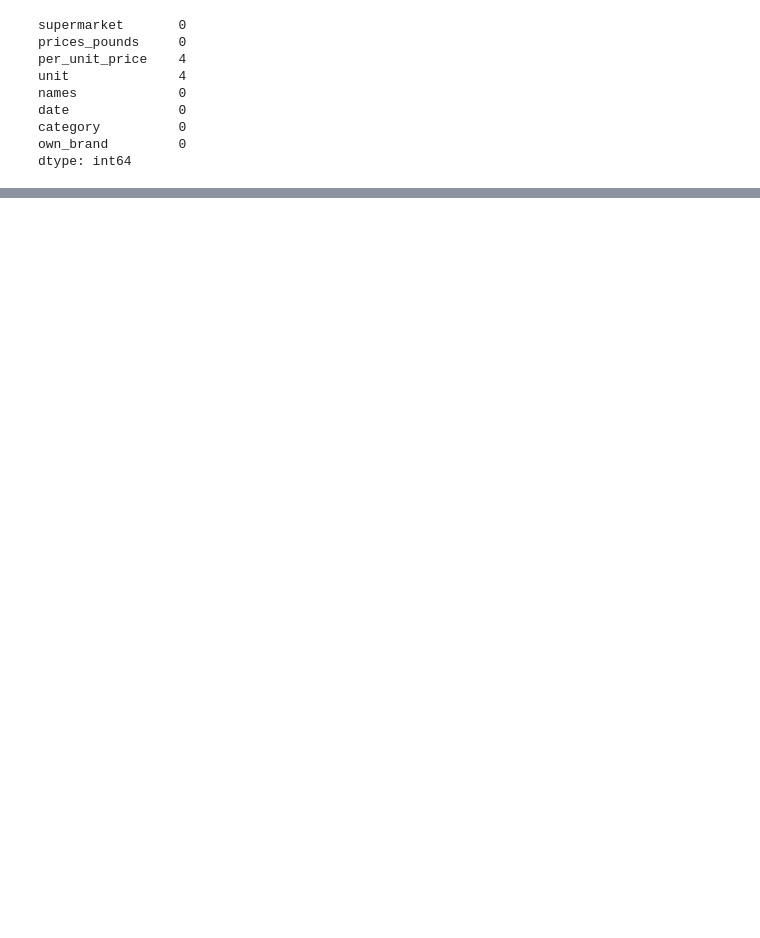
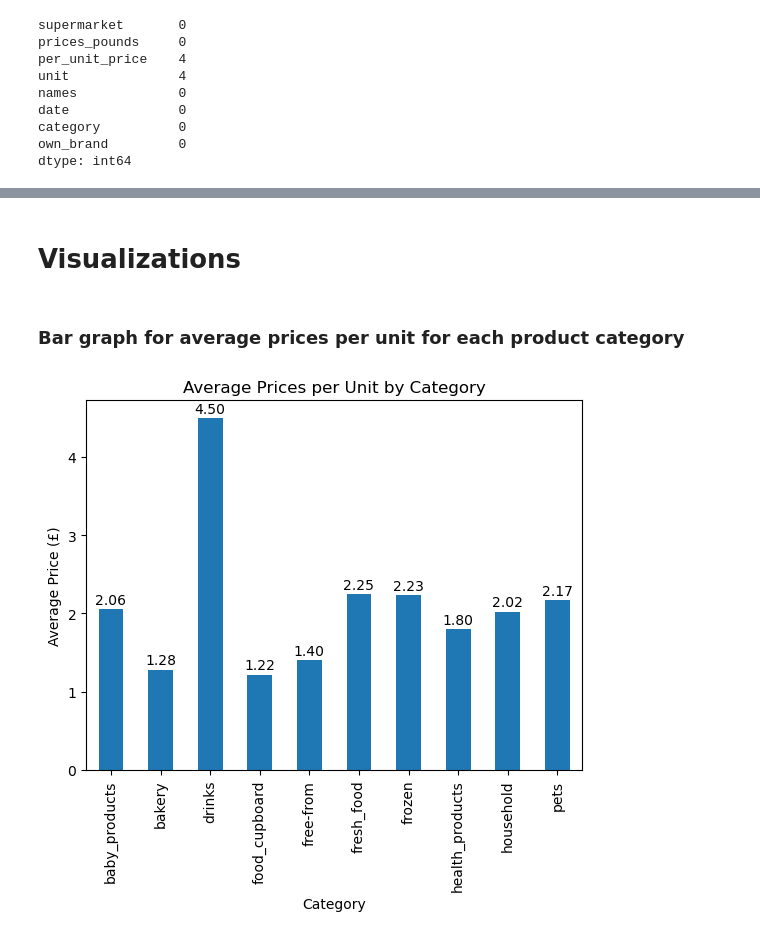
Before and after one commit to purvij07/Revenue-Prediction-Customer-Analytics-for-Supermarket-Data, a Jupyter notebook: code/Aldi_dataset.ipynb, the cells around one changed output, grey strips where cells are left out. Drawn from its saved outputs; the diff is of its cells as text; code cells hidden in the pictures; blank space fills up the shorter version.

Commit message:
Updated Aldi file with additional EDA
Visualization using line graph, bar chart, box plot, and histogram was done.

```diff
--- a/code/Aldi_dataset.ipynb
+++ b/code/Aldi_dataset.ipynb
@@ -17,6 +23,9 @@ df_aldi.head()
 # %%
 # changing the name of the columns
 df_aldi = df_aldi.rename(columns = {'prices_(¬£)' : 'prices_pounds' , 'prices_unit_(¬£)' : 'per_unit_price'})
+# %%
+# Correcting data types: Convert the 'date' column to datetime format
+df_aldi['date'] = pd.to_datetime(df_aldi['date'], format='%Y%m%d')
 # %%
 print("The shape of the Aldi dataset is {}".format(df_aldi.shape))
 # %% [output]
@@ -112,0 +130,3 @@ print(rows_starting_with_saxon)
+# %%
+df_aldi.dropna(inplace = True)
+print("\nChecking for null values:\n{}".format(df_aldi.isnull().sum()))
@@ -112,0 +144,19 @@ print(rows_starting_with_saxon)
+# %% [markdown]
+# Visualizations
+# %% [markdown]
+### Bar graph for average prices per unit for each product category
+# %%
+# Bar graph
+avg_prices = df_aldi.groupby("category")["prices_pounds"].mean()
+ax = avg_prices.plot(kind = "bar")
+plt.title("Average Prices per Unit by Category")
+plt.xlabel("Category")
+plt.ylabel("Average Price (£)")
+
+# Annotating the bars with values
+for i, v in enumerate(avg_prices):
+    ax.text(i, v + 0.03, f'{v:.2f}', ha = 'center', va = 'bottom')
+
+plt.show()
+# %% [output]
+[figure, added]
```
Also changed, not shown: parts of 21 cells of this notebook.
